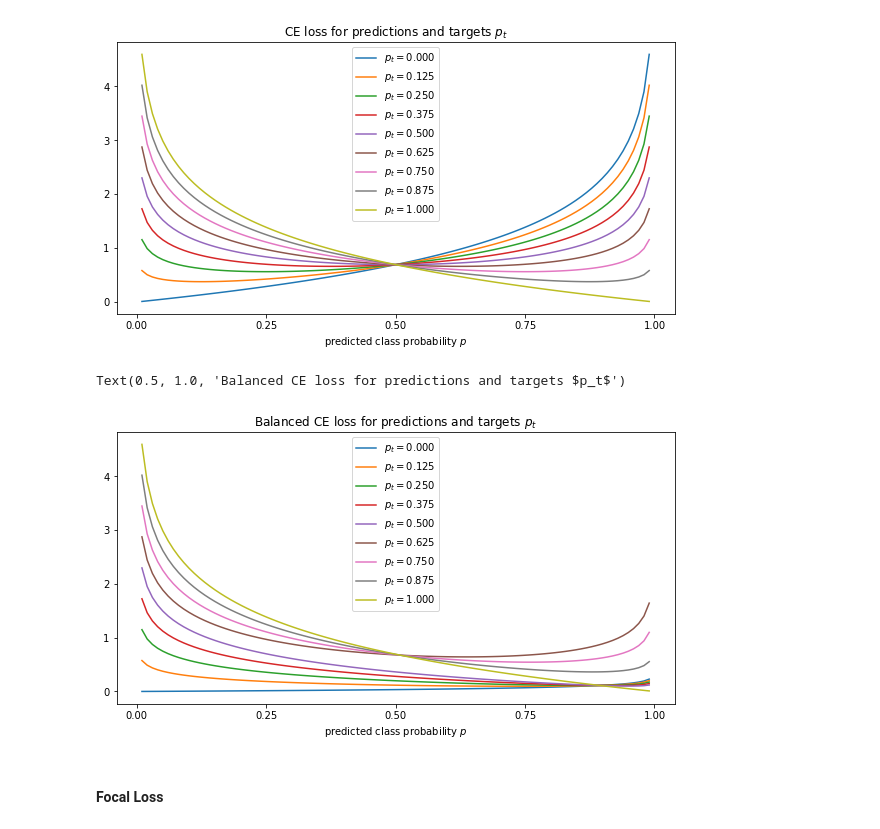
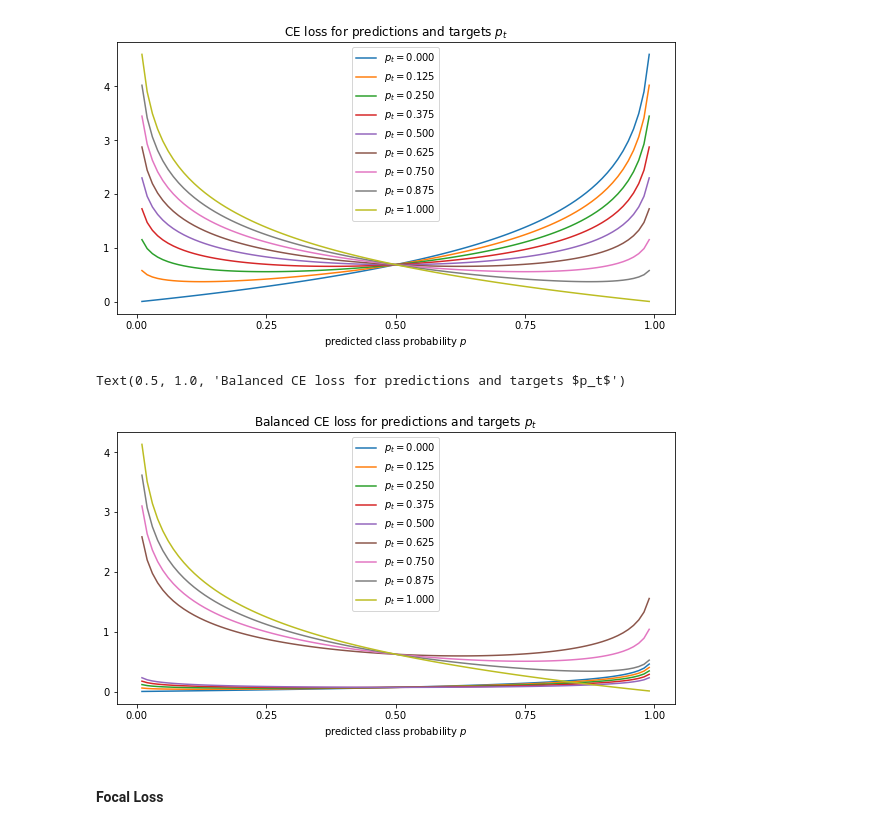
Before and after one commit to jjurm/road-segmentation, a Jupyter notebook: notebooks/losses.ipynb, the cells around one changed output. Drawn from its saved outputs; the diff is of its cells as text; code cells hidden in the pictures.

```diff
--- a/notebooks/losses.ipynb
+++ b/notebooks/losses.ipynb
@@ -46,26 +47,26 @@ Text(0.5, 1.0, 'CE loss for predictions and targets $p_t$')
 # %%
 pred = torch.linspace(0, 1, 100).unsqueeze(1)
 target = torch.linspace(0, 1, 9).unsqueeze(0)
 
-class_freq = 0.05
+class_freq = 0.1
 class_thresh = 0.5
 target_class = target > class_thresh
 
 weight = torch.zeros_like(target)
 weight[target_class] = 1 - class_freq
 weight[~target_class] = class_freq
 
 
-ce = weight * -(1-target)*torch.log(1-pred) -target*torch.log(pred)
+ce = weight * (-(1-target)*torch.log(1-pred) -target*torch.log(pred))
 
 plt.plot(pred, ce, label=[f'$p_t={t.item():.3f}$' for t in target.T])
 plt.xticks(torch.linspace(0, 1, 5))
 plt.legend()
 plt.xlabel('predicted class probability $p$')
 plt.title('Balanced CE loss for predictions and targets $p_t$')
 # %% [output]
 Text(0.5, 1.0, 'Balanced CE loss for predictions and targets $p_t$')
-[figure, old version]
+[figure, new version]
 # %% [markdown]
 #### Focal Loss
 # %%
```
Also changed, not shown: parts of 3 cells of this notebook.
